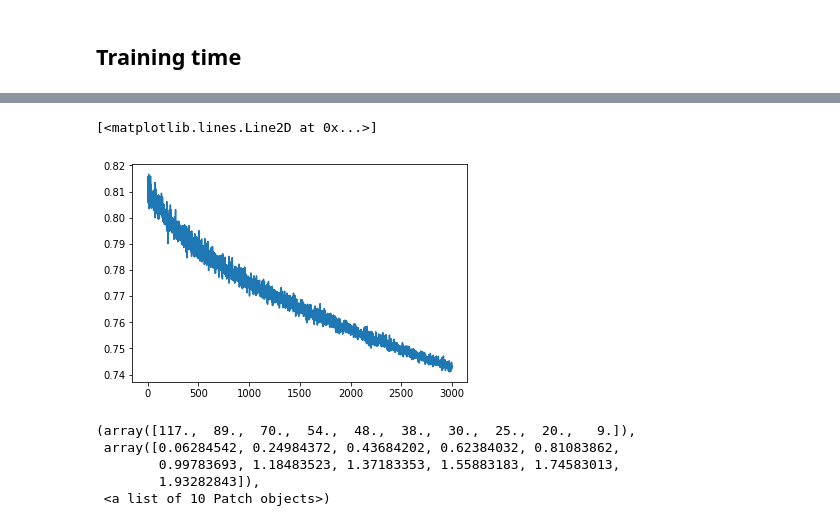
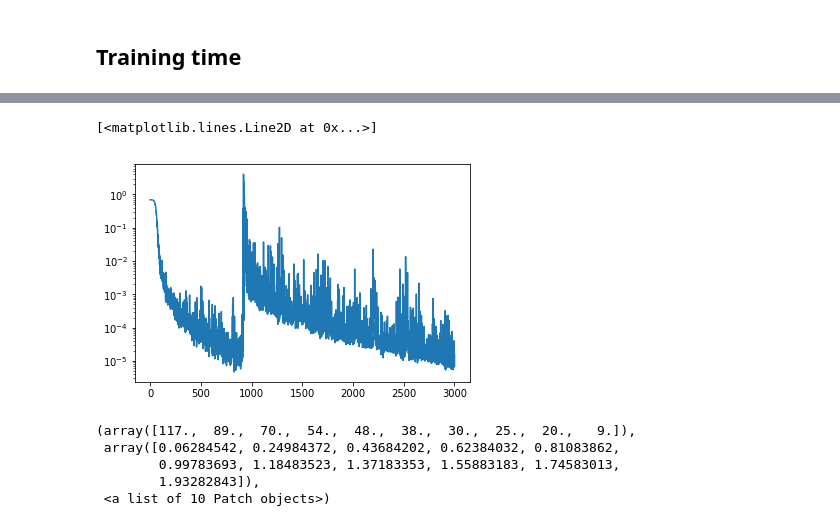
Before and after one commit to ramasesh/pytorch-advspheres, a Jupyter notebook: AdversarialSpheres.ipynb, the cells around one changed output, grey strips where cells are left out. Saved outputs shown, nothing was run; the diff lists cells and outputs as text; code cells hidden in the pictures.

```diff
--- a/AdversarialSpheres.ipynb
+++ b/AdversarialSpheres.ipynb
@@ -17,8 +18,8 @@ import time
 # %%
 sphereset = dataset.sphere_dataset()
 # %%
-net1 = model.QuadraticNetwork(sphere_dim=500,
-                 n_hidden=1000)
+net1 = model.LargeReLU(sphere_dim=500,
+                     n_hidden=2000)
 # %% [markdown]
 ### Sanity checks
 
@@ -48,6 +49,8 @@ utils.eval_accuracy(net1, n_pts=100)
 # %% [markdown]
 ## Training time
 # %%
+iteration = 2
+
 loss_fun = torch.nn.BCEWithLogitsLoss()
 
 batch_size = 50
@@ -55,7 +58,7 @@ dataloader = torch.utils.data.DataLoader(sphereset,
                                          batch_size=batch_size,
                                          shuffle=False)
 
-optimizer = torch.optim.Adam(net1.parameters(), lr = 0.0001)
+optimizer = torch.optim.Adam(net1.parameters(), lr = 0.00005)
 
 net1.train()
 
@@ -77,11 +80,13 @@ for i, (points, labels) in enumerate(dataloader):
     optimizer.step()
 
     losses.append(loss.item())
+    if i % 200 == 0:
+        print("Iteration {}. Loss: {}".format(i, loss.item()))
 
-#     if i in checkpoint_steps:
-#         torch.save({'iteration': i,
-#                     'model_state_dict': net1.state_dict(),
-#                     'loss': loss.item()}, 'trained_models/largeReLU_{}_{}.pth'.format(1, i))
+    if i in checkpoint_steps:
+        torch.save({'iteration': i,
+                    'model_state_dict': net1.state_dict(),
+                    'loss': loss.item()}, 'trained_models/largeReLU_{}_{}.pth'.format(iteration, i))
 
 
     if i > 3000:
@@ -94,8 +115,8 @@ Elapsed time: 30.673471927642822
 # %%
-plt.plot(losses)
+plt.semilogy(losses)
 # %% [output]
 [<matplotlib.lines.Line2D at 0x...>]
-[figure, old version]
+[figure, new version]
 # %%
 plt.hist(net1.alphas)
 # %% [output]
```
Also changed, not shown: parts of 14 cells of this notebook, 1 other file.
